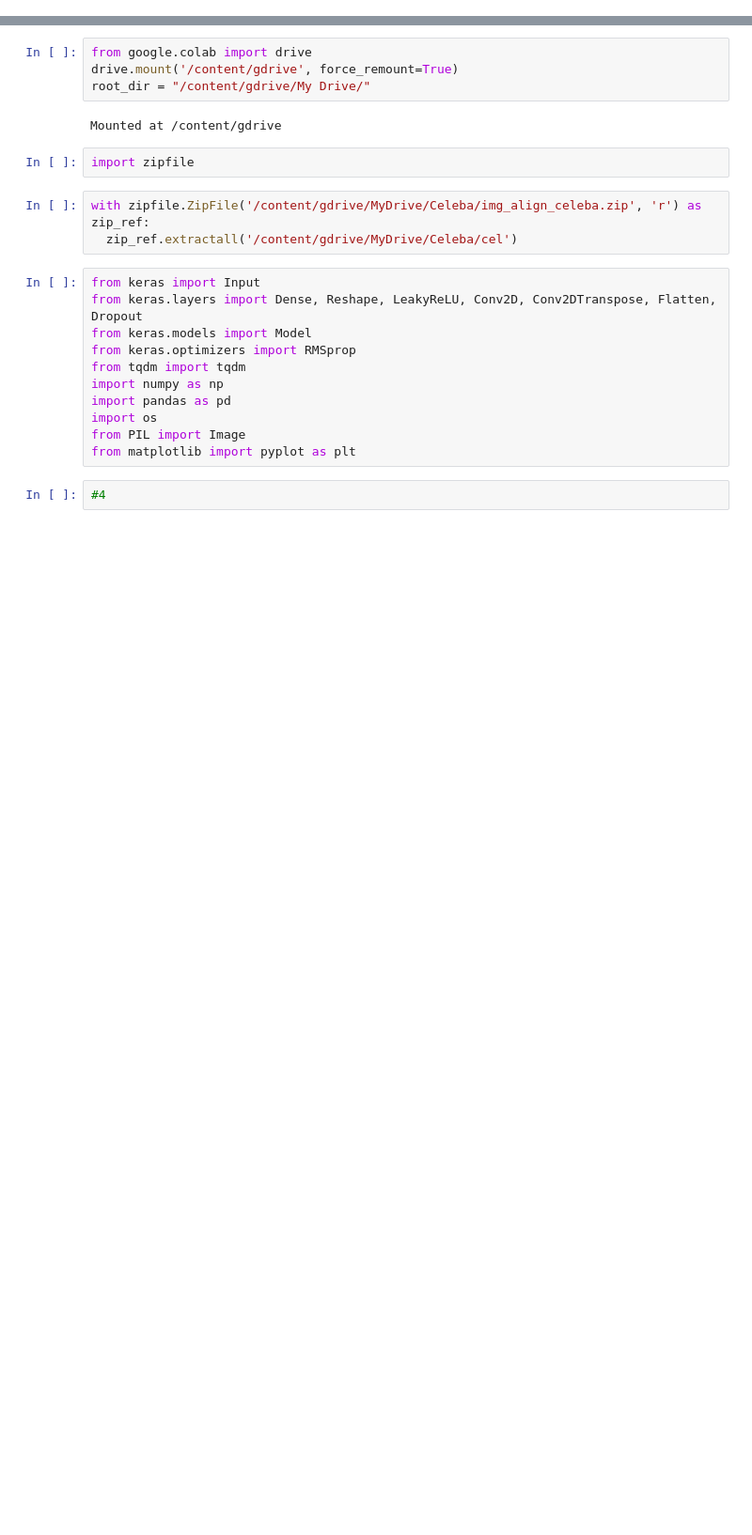
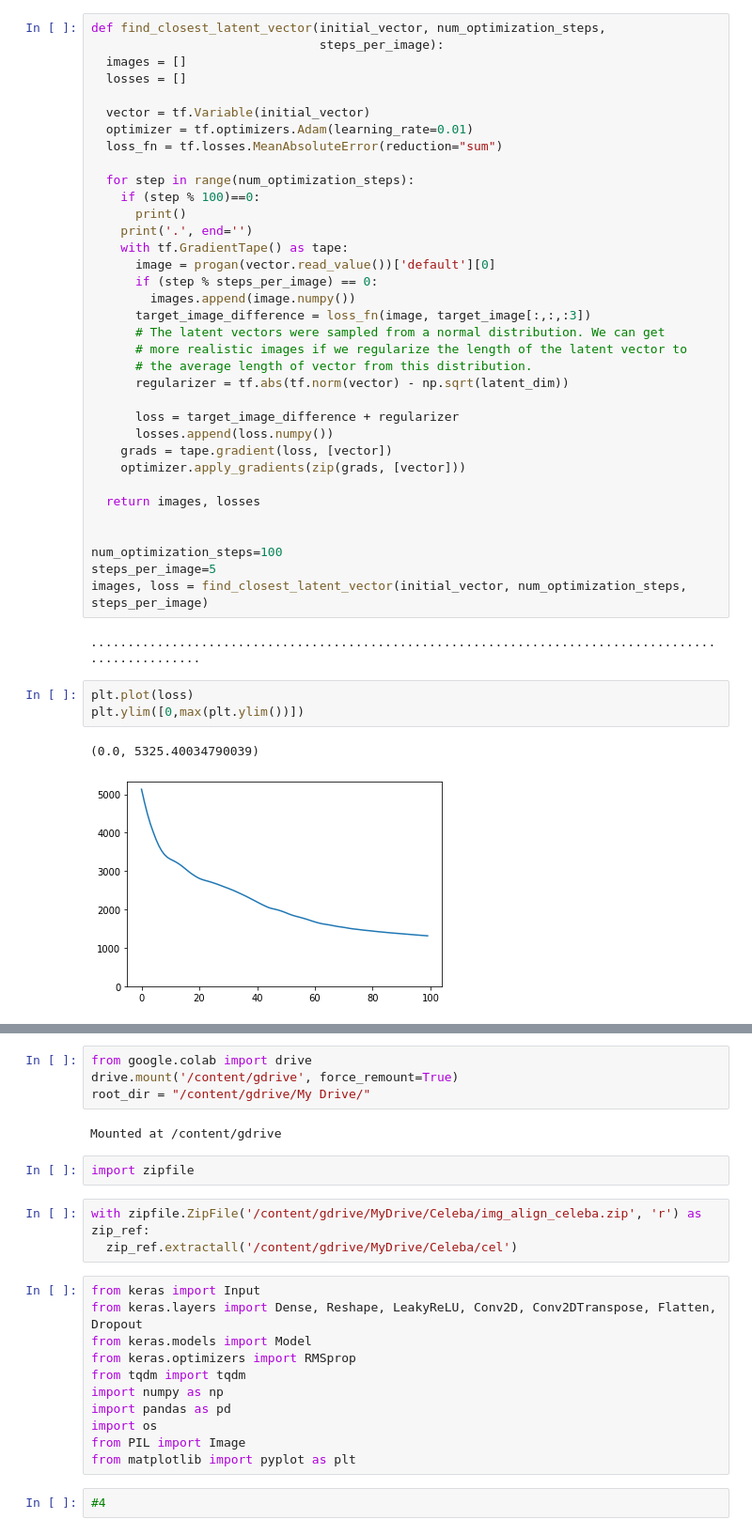
Before and after one commit to GrueneKatze/GANs, a Jupyter notebook: Face_generation.ipynb, the cells around one changed output, grey strips where cells are left out. Shown at 94% size. Saved outputs shown, nothing was run; the diff lists cells and outputs as text; blank space fills up the shorter version.

```diff
--- a/Face_generation.ipynb
+++ b/Face_generation.ipynb
@@ -2,0 +135,43 @@
+# %%
+def find_closest_latent_vector(initial_vector, num_optimization_steps,
+                               steps_per_image):
+  images = []
+  losses = []
+
+  vector = tf.Variable(initial_vector)
+  optimizer = tf.optimizers.Adam(learning_rate=0.01)
+  loss_fn = tf.losses.MeanAbsoluteError(reduction="sum")
+
+  for step in range(num_optimization_steps):
+    if (step % 100)==0:
+      print()
+    print('.', end='')
+    with tf.GradientTape() as tape:
+      image = progan(vector.read_value())['default'][0]
+      if (step % steps_per_image) == 0:
+        images.append(image.numpy())
+      target_image_difference = loss_fn(image, target_image[:,:,:3])
+      # The latent vectors were sampled from a normal distribution. We can get
+      # more realistic images if we regularize the length of the latent vector to
+      # the average length of vector from this distribution.
+      regularizer = tf.abs(tf.norm(vector) - np.sqrt(latent_dim))
+
+      loss = target_image_difference + regularizer
+      losses.append(loss.numpy())
+    grads = tape.gradient(loss, [vector])
+    optimizer.apply_gradients(zip(grads, [vector]))
+
+  return images, losses
+
+
+num_optimization_steps=100
+steps_per_image=5
+images, loss = find_closest_latent_vector(initial_vector, num_optimization_steps, steps_per_image)
+# %% [output]
+....................................................................................................
+# %%
+plt.plot(loss)
+plt.ylim([0,max(plt.ylim())])
+# %% [output]
+(0.0, 5325.40034790039)
+[figure, added]
```
Also changed, not shown: parts of 11 cells of this notebook.
